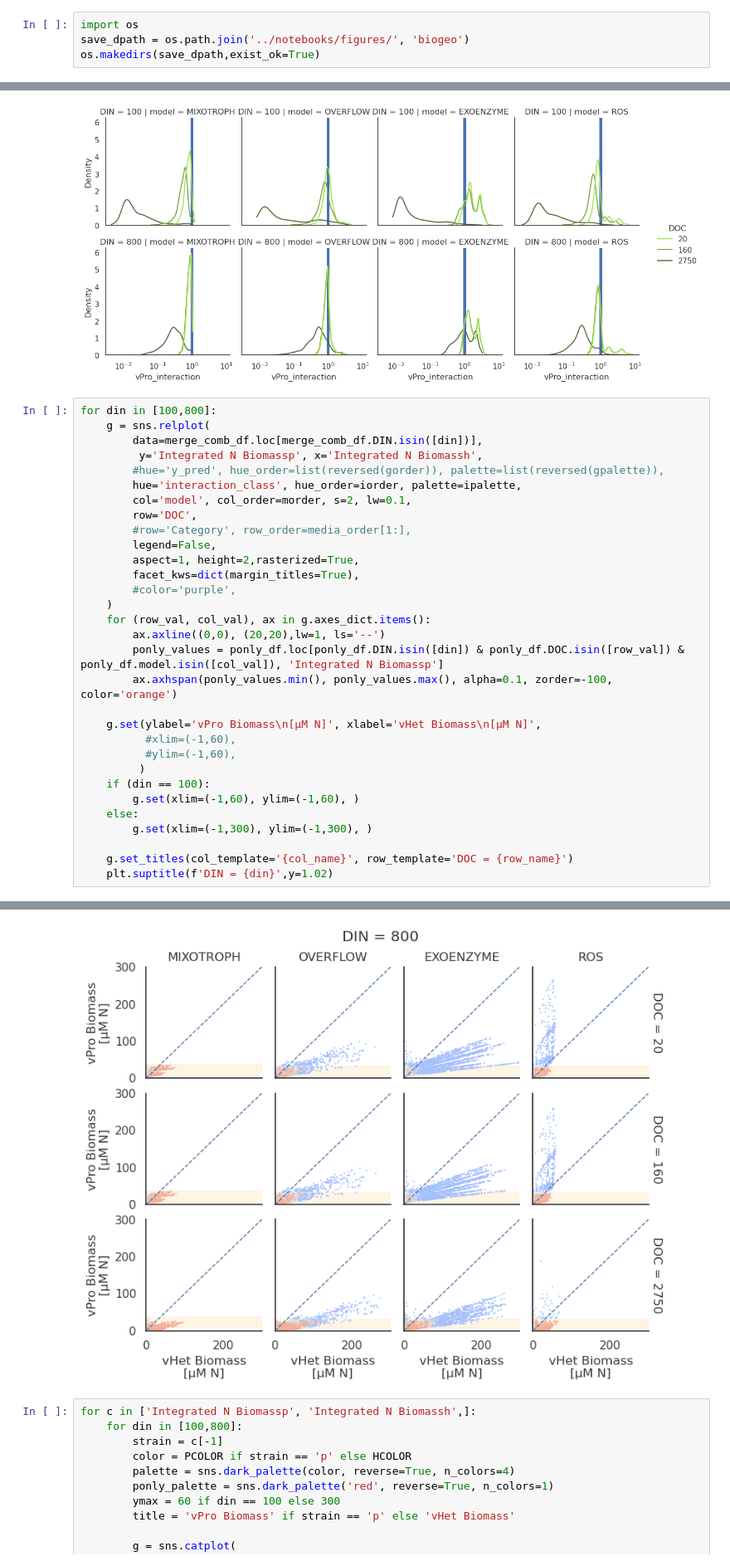
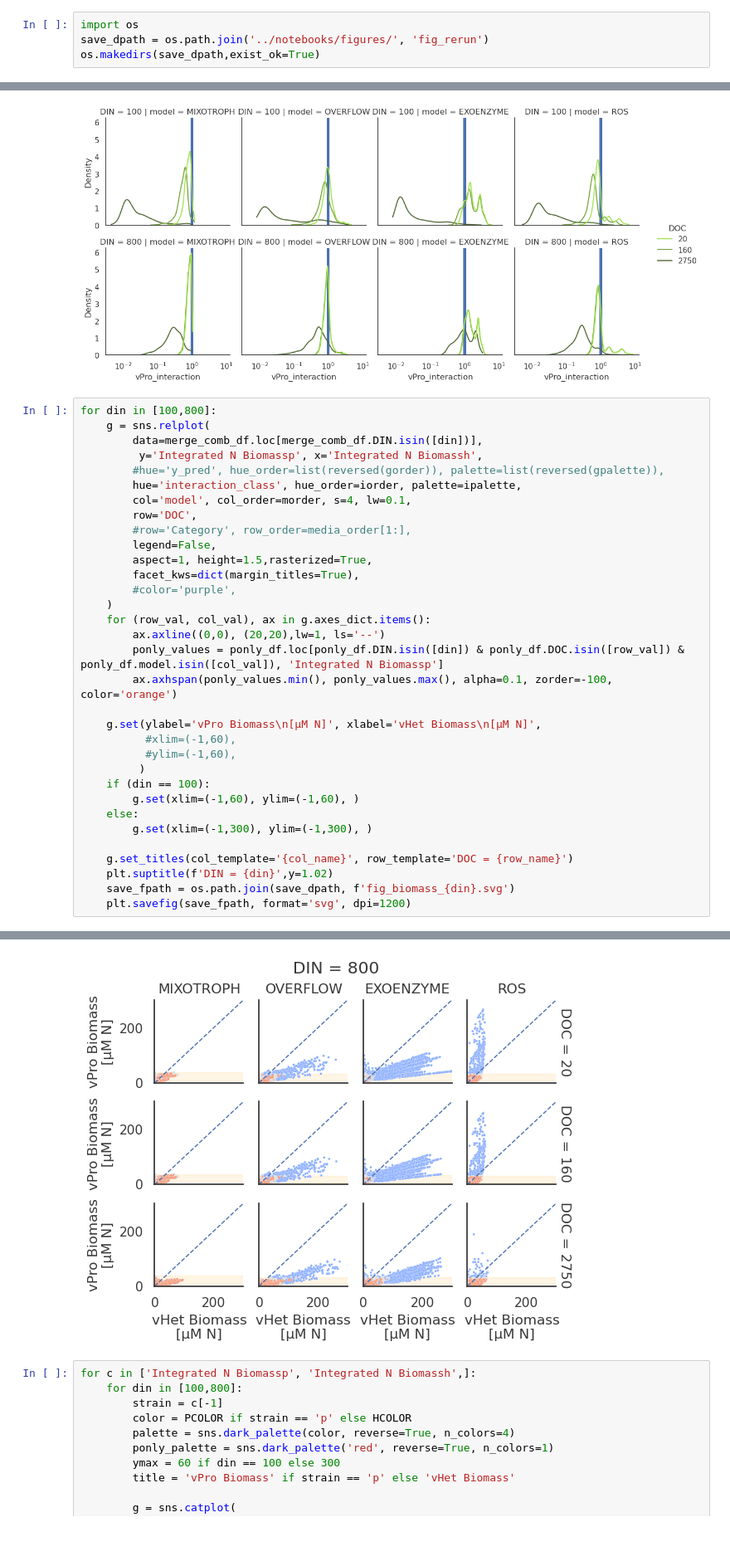
Before and after one commit to wosnat/recycle_model, a Jupyter notebook: STORE_model/notebooks/model_store_analyze_monte_biogeo_reruns.ipynb, the cells around one changed output, grey strips where cells are left out. Shown: that part at 83% size. Cells and saved outputs as stored; diff of their text form; blank space fills up the shorter version.

Commit message:
rerun fig

```diff
--- a/STORE_model/notebooks/model_store_analyze_monte_biogeo_reruns.ipynb
+++ b/STORE_model/notebooks/model_store_analyze_monte_biogeo_reruns.ipynb
@@ -13,7 +13,7 @@ import math
 import seaborn_figure_settings
 # %%
 import os
-save_dpath = os.path.join('../notebooks/figures/', 'biogeo')
+save_dpath = os.path.join('../notebooks/figures/', 'fig_rerun')
 os.makedirs(save_dpath,exist_ok=True)
 # %%
 import sys
@@ -499,11 +499,11 @@ for din in [100,800]:
          y='Integrated N Biomassp', x='Integrated N Biomassh',
         #hue='y_pred', hue_order=list(reversed(gorder)), palette=list(reversed(gpalette)),
         hue='interaction_class', hue_order=iorder, palette=ipalette,
-        col='model', col_order=morder, s=2, lw=0.1,
+        col='model', col_order=morder, s=4, lw=0.1,
         row='DOC',
         #row='Category', row_order=media_order[1:],
         legend=False,
-        aspect=1, height=2,rasterized=True,
+        aspect=1, height=1.5,rasterized=True,
         facet_kws=dict(margin_titles=True),
         #color='purple',
     )
@@ -523,4 +523,6 @@ for din in [100,800]:
 
     g.set_titles(col_template='{col_name}', row_template='DOC = {row_name}')
     plt.suptitle(f'DIN = {din}',y=1.02)
+    save_fpath = os.path.join(save_dpath, f'fig_biomass_{din}.svg')
+    plt.savefig(save_fpath, format='svg', dpi=1200)
 # %% [output]
@@ -528,4 +530,4 @@ for din in [100,800]:
-[figure, old version]
+[figure, new version]
 # %%
 for c in ['Integrated N Biomassp', 'Integrated N Biomassh',]:
     for din in [100,800]:
```
Also changed, not shown: parts of 2 cells of this notebook, 4 other files.
